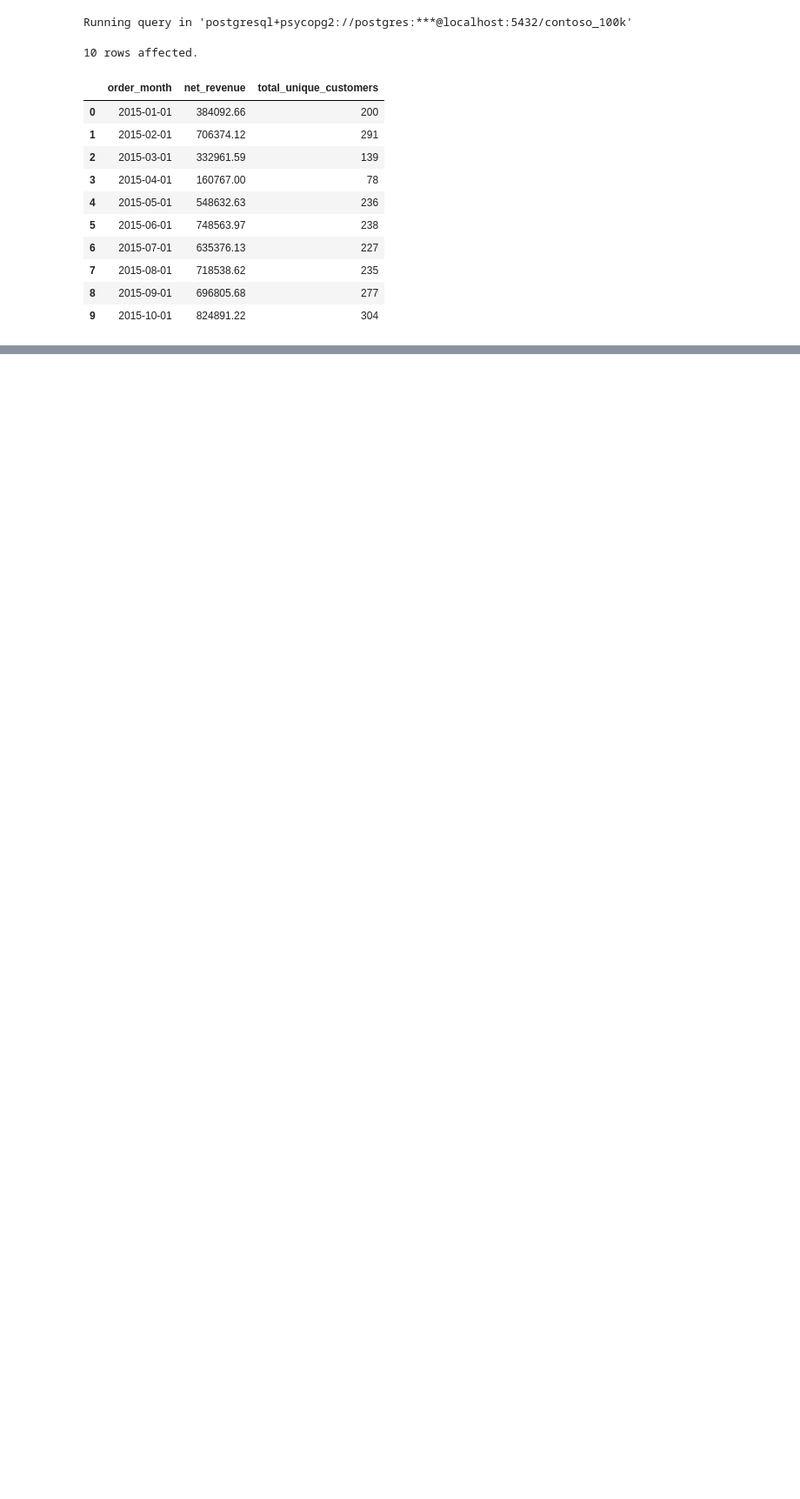
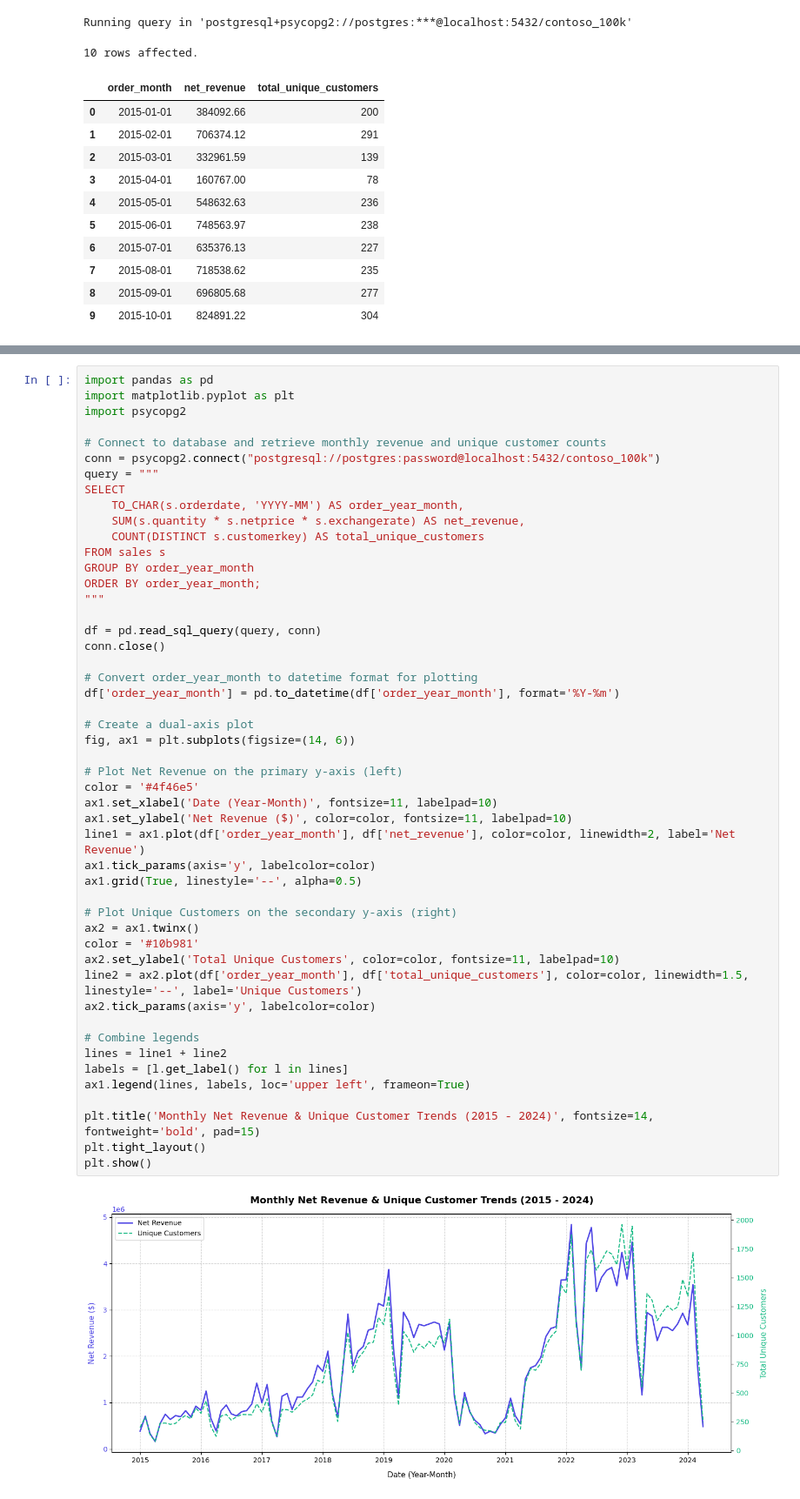
Before and after one commit to Nisha-Gangadhar/NishaTheDataAnalyst.github.io, a Jupyter notebook: Resources/Update4_SQL_Notebook.ipynb, the cells around one changed output, grey strips where cells are left out. Shown at 87% size. Saved outputs shown, nothing was run; the diff lists cells and outputs as text; blank space fills up the shorter version.

```diff
--- a/Resources/Update4_SQL_Notebook.ipynb
+++ b/Resources/Update4_SQL_Notebook.ipynb
@@ -494,0 +608,51 @@ LIMIT 10;
+# %%
+import pandas as pd
+import matplotlib.pyplot as plt
+import psycopg2
+
+# Connect to database and retrieve monthly revenue and unique customer counts
+conn = psycopg2.connect("postgresql://postgres:password@localhost:5432/contoso_100k")
+query = """
+SELECT
+	TO_CHAR(s.orderdate, 'YYYY-MM') AS order_year_month,
+	SUM(s.quantity * s.netprice * s.exchangerate) AS net_revenue,
+	COUNT(DISTINCT s.customerkey) AS total_unique_customers
+FROM sales s
+GROUP BY order_year_month
+ORDER BY order_year_month;
+"""
+
+df = pd.read_sql_query(query, conn)
+conn.close()
+
+# Convert order_year_month to datetime format for plotting
+df['order_year_month'] = pd.to_datetime(df['order_year_month'], format='%Y-%m')
+
+# Create a dual-axis plot
+fig, ax1 = plt.subplots(figsize=(14, 6))
+
+# Plot Net Revenue on the primary y-axis (left)
+color = '#4f46e5'
+ax1.set_xlabel('Date (Year-Month)', fontsize=11, labelpad=10)
+ax1.set_ylabel('Net Revenue ($)', color=color, fontsize=11, labelpad=10)
+line1 = ax1.plot(df['order_year_month'], df['net_revenue'], color=color, linewidth=2, label='Net Revenue')
+ax1.tick_params(axis='y', labelcolor=color)
+ax1.grid(True, linestyle='--', alpha=0.5)
+
+# Plot Unique Customers on the secondary y-axis (right)
+ax2 = ax1.twinx()
+color = '#10b981'
+ax2.set_ylabel('Total Unique Customers', color=color, fontsize=11, labelpad=10)
+line2 = ax2.plot(df['order_year_month'], df['total_unique_customers'], color=color, linewidth=1.5, linestyle='--', label='Unique Customers')
+ax2.tick_params(axis='y', labelcolor=color)
+
+# Combine legends
+lines = line1 + line2
+labels = [l.get_label() for l in lines]
+ax1.legend(lines, labels, loc='upper left', frameon=True)
+
+plt.title('Monthly Net Revenue & Unique Customer Trends (2015 - 2024)', fontsize=14, fontweight='bold', pad=15)
+plt.tight_layout()
+plt.show()
+# %% [output]
+[figure, added]
```
Also changed, not shown: parts of 12 cells of this notebook.
